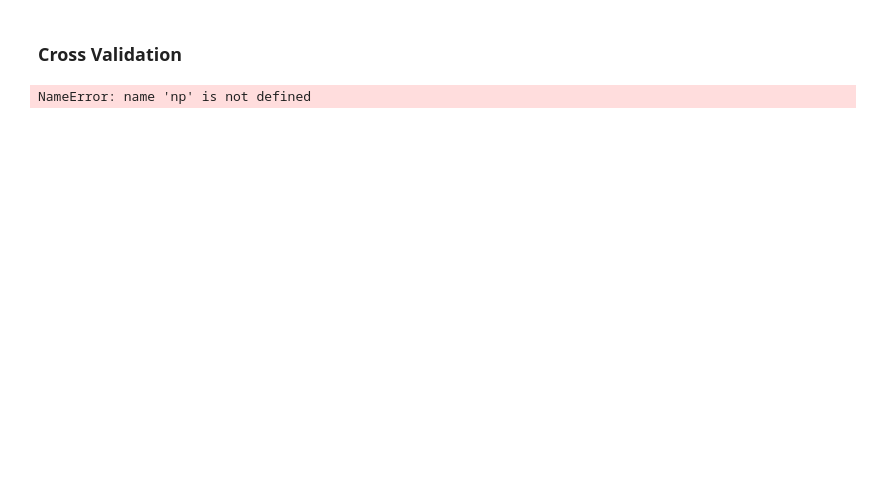
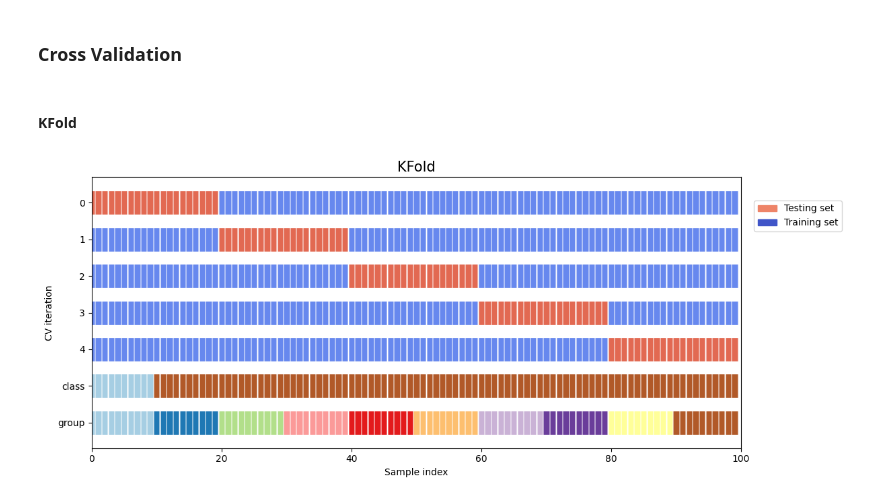
Before and after one commit to JuanFeA98/Machine_Learning, a Jupyter notebook: 00.Fundamentos/Cross_Validation.ipynb, the cells around one changed output. Saved outputs shown, nothing was run; the diff lists cells and outputs as text; code cells hidden in the pictures; blank space fills up the shorter version.

```diff
--- a/00.Fundamentos/Cross_Validation.ipynb
+++ b/00.Fundamentos/Cross_Validation.ipynb
@@ -292,6 +213,9 @@ weighted avg       0.94      0.95      0.94       461
 # %% [markdown]
 ### **Cross Validation**
+# %% [markdown]
+#### **KFold**
 # %%
 X_, y_, groups_ = utils.get_fake_X_y()
+utils.plot_cv(KFold, X_, y_, groups_)
 # %% [output]
-NameError: name 'np' is not defined
+[figure, added]
```
Also changed, not shown: parts of 35 cells of this notebook.
